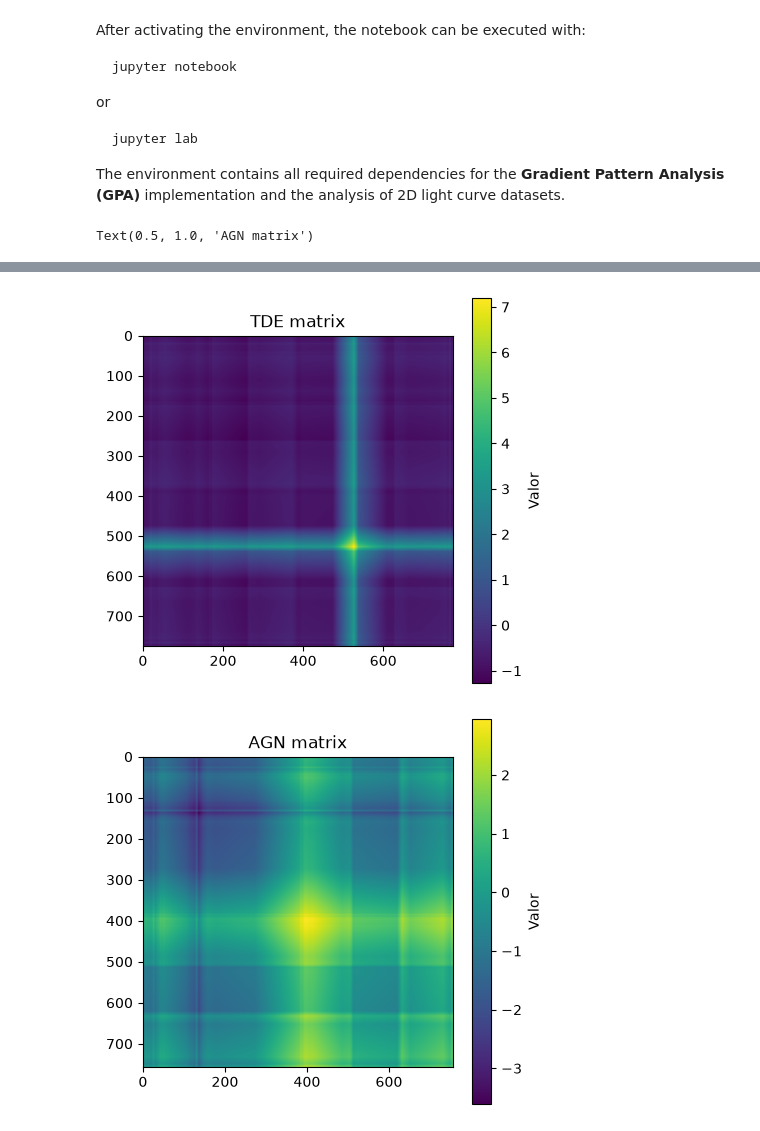
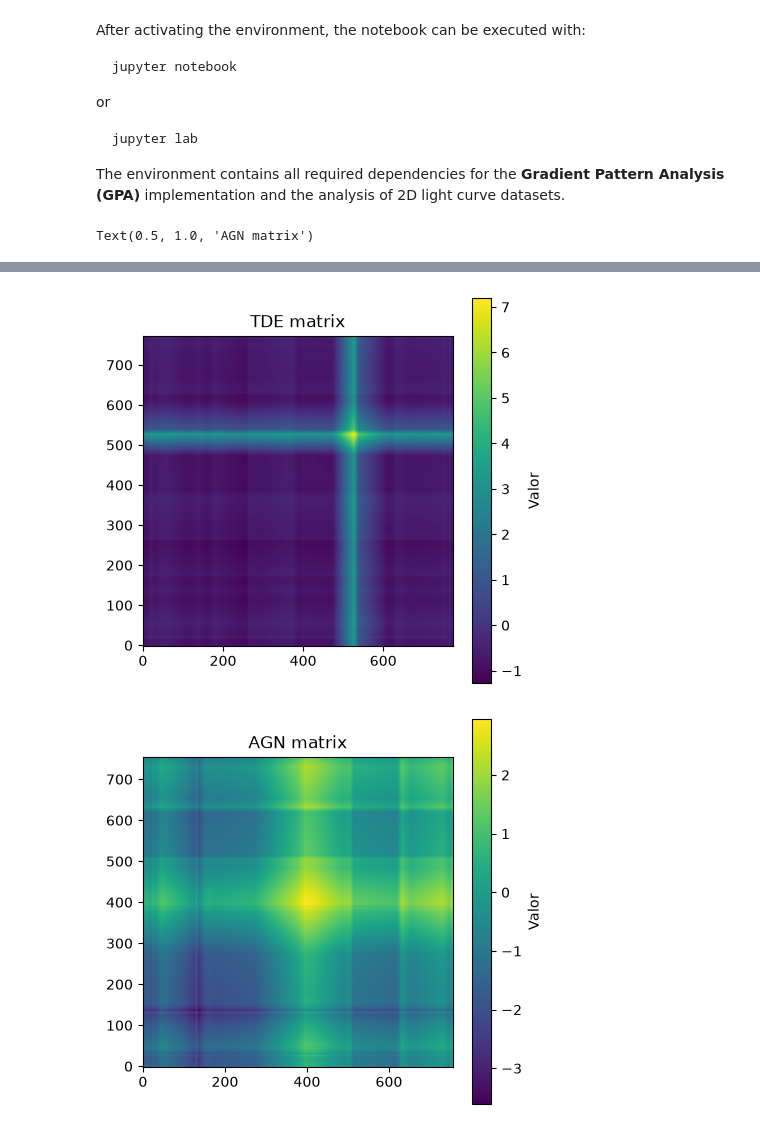
Before and after one commit to Desduh/gpa, a Jupyter notebook: experiments/gpa_light_curve_analysis.ipynb, the cells around one changed output, grey strips where cells are left out. Cells and saved outputs as stored; diff of their text form; code cells hidden in the pictures.

```diff
--- a/experiments/gpa_light_curve_analysis.ipynb
+++ b/experiments/gpa_light_curve_analysis.ipynb
@@ -131,22 +131,22 @@ TDE = load_matrix("../../data/light_curves/2d/TDE.txt")
 AGN = load_matrix("../../data/light_curves/2d/AGN.txt")
 # %%
 plt.figure(figsize=(5, 5))
-plt.imshow(SN_Ia, cmap="viridis", origin="upper")
+plt.imshow(SN_Ia, cmap="viridis", origin="lower")
 plt.colorbar(label="Valor")
 plt.title("SN_Ia matrix")
 
 plt.figure(figsize=(5, 5))
-plt.imshow(SN_II, cmap="viridis", origin="upper")
+plt.imshow(SN_II, cmap="viridis", origin="lower")
 plt.colorbar(label="Valor")
 plt.title("SN_II matrix")
 
 plt.figure(figsize=(5, 5))
-plt.imshow(TDE, cmap="viridis", origin="upper")
+plt.imshow(TDE, cmap="viridis", origin="lower")
 plt.colorbar(label="Valor")
 plt.title("TDE matrix")
 
 plt.figure(figsize=(5, 5))
-plt.imshow(AGN, cmap="viridis", origin="upper")
+plt.imshow(AGN, cmap="viridis", origin="lower")
 plt.colorbar(label="Valor")
 plt.title("AGN matrix")
 # %% [output]
@@ -156,5 +156,5 @@ Text(0.5, 1.0, 'AGN matrix')
-[figure, old version]
+[figure, new version]
-[figure, old version]
+[figure, new version]
 # %%
 matrices = {
     "SN Ia": SN_Ia,
```
Also changed, not shown: parts of 4 cells of this notebook, 1 other file.
